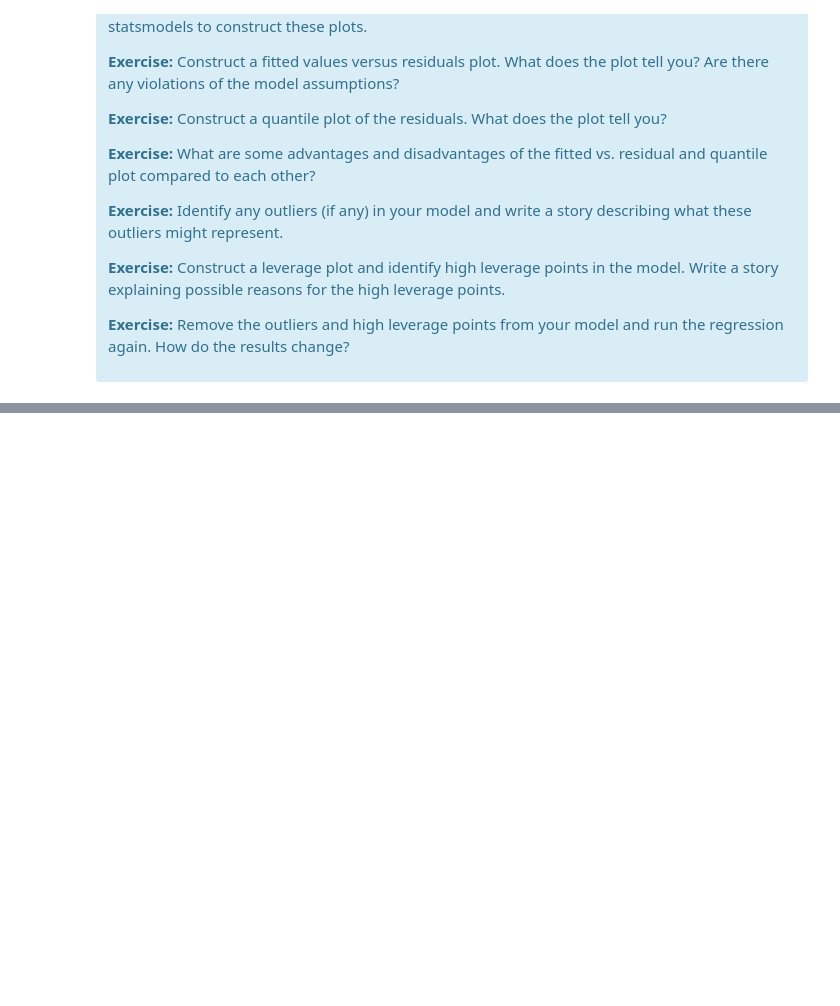
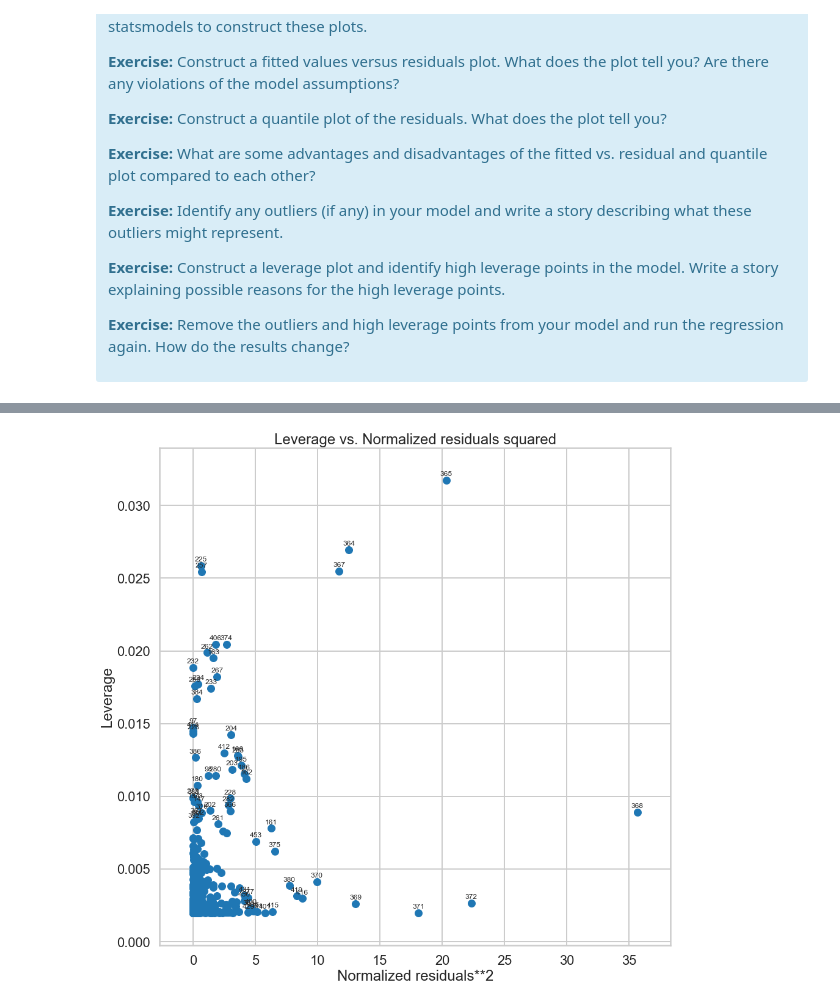
Before and after one commit to lazodelsol/Springboard-Projects, a Jupyter notebook: 10.1 Linear and Logistic Regression/Linear Regression Using Boston Housing Data Set/Lazodelsol Linear Regression Mini Project.ipynb, the cells around one changed output, grey strips where cells are left out. Cells and saved outputs as stored; diff of their text form; code cells hidden in the pictures; blank space fills up the shorter version.

```diff
--- a/10.1 Linear and Logistic Regression/Linear Regression Using Boston Housing Data Set/Lazodelsol Linear Regression Mini Project.ipynb
+++ b/10.1 Linear and Logistic Regression/Linear Regression Using Boston Housing Data Set/Lazodelsol Linear Regression Mini Project.ipynb
@@ -911,0 +920,6 @@ There are some other issues that are important investigate with linear regressio
+# %%
+from statsmodels.graphics.regressionplots import *
+fig, ax = plt.subplots(figsize = (15,15))
+fig = plot_leverage_resid2(m, ax = ax)
+# %% [output]
+[figure, added]
```
Also changed, not shown: parts of 3 cells of this notebook, 1 other file.
